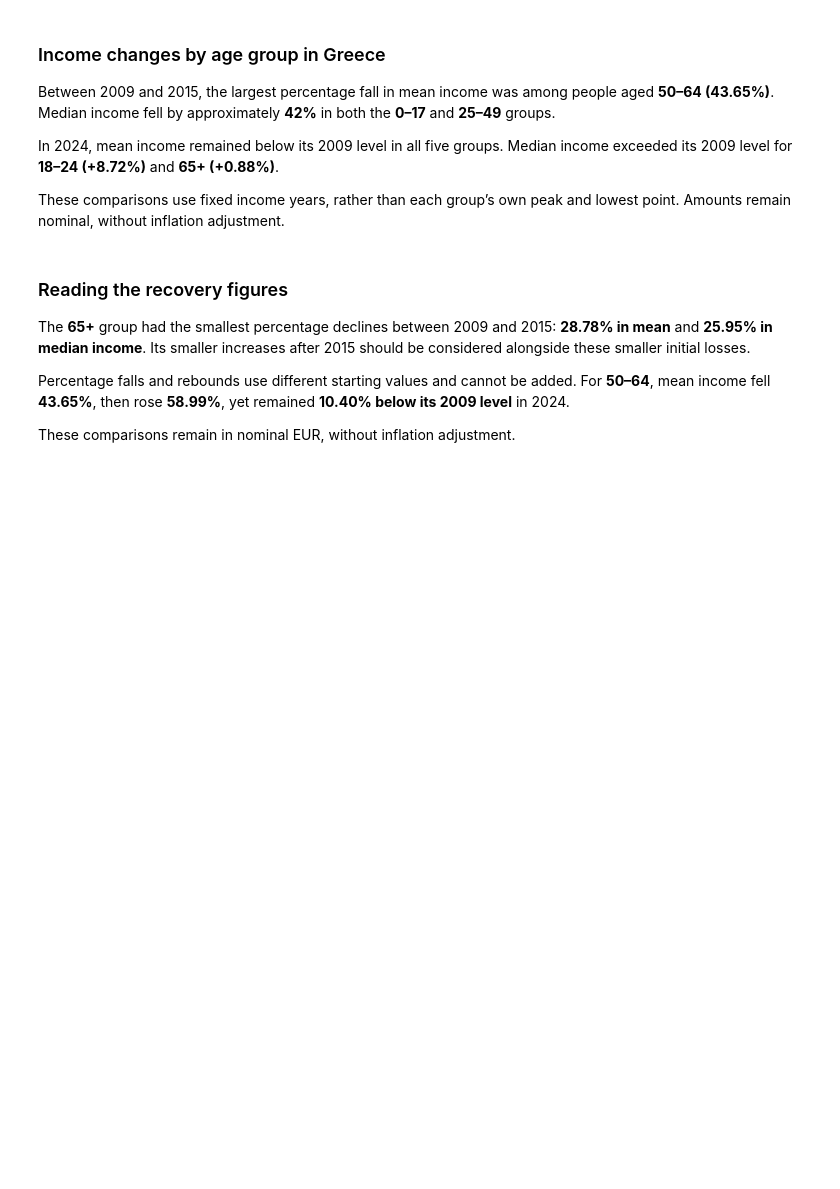
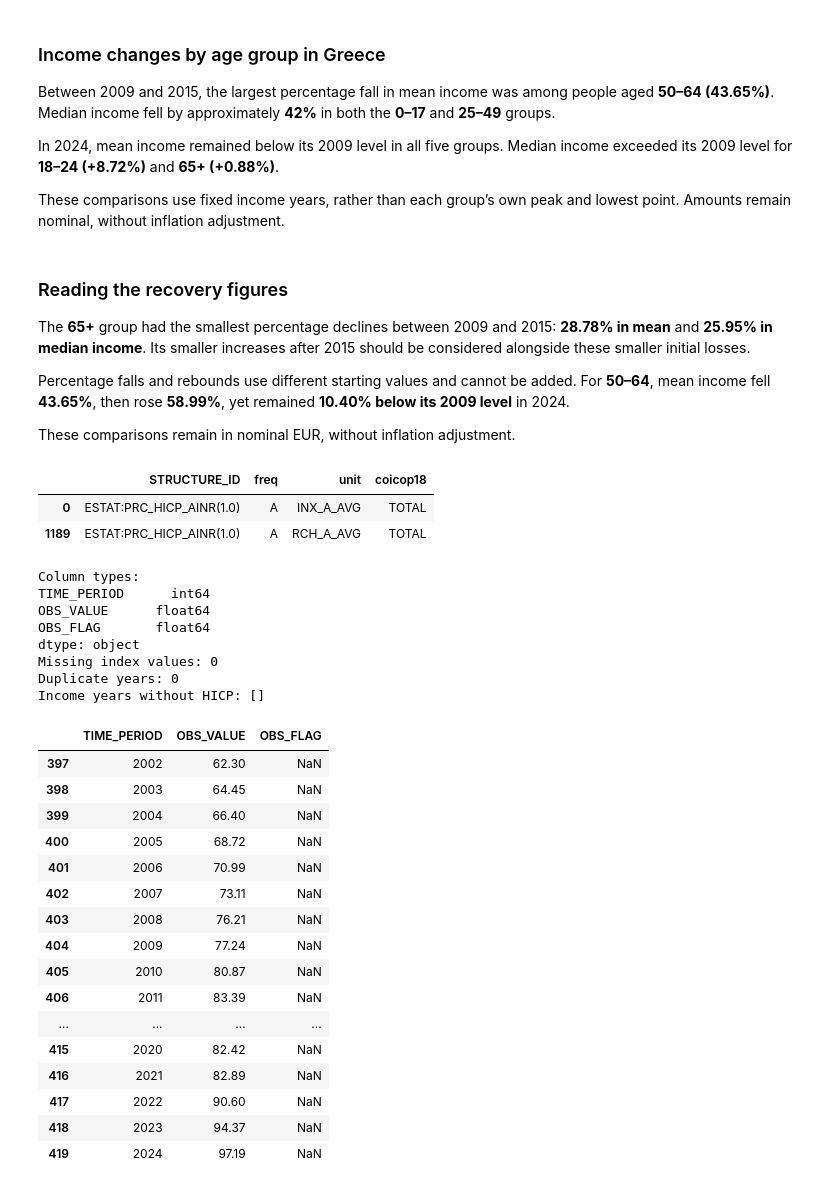
Before and after one commit to GeorgeZDESK/eurostat-income-analysis, a Jupyter notebook: notebooks/02_income_analysis.ipynb, the cells around one changed output. Saved outputs shown, nothing was run; the diff lists cells and outputs as text; code cells hidden in the pictures; blank space fills up the shorter version.

```diff
--- a/notebooks/02_income_analysis.ipynb
+++ b/notebooks/02_income_analysis.ipynb
@@ -497,0 +500,6 @@ These comparisons remain in nominal EUR, without inflation adjustment.
+# %%
+display(hicp_raw[["STRUCTURE_ID", "freq", "unit", "coicop18"]].drop_duplicates())
+# %% [output]
+|  | STRUCTURE_ID | freq | unit | coicop18 |
+| 0 | ESTAT:PRC_HICP_AINR(1.0) | A | INX_A_AVG | TOTAL |
+| 1189 | ESTAT:PRC_HICP_AINR(1.0) | A | RCH_A_AVG | TOTAL |
@@ -497,0 +516,37 @@ These comparisons remain in nominal EUR, without inflation adjustment.
+# %%
+print("Column types:")
+print(hicp_greece.dtypes)
+
+print("Missing index values:", hicp_greece["OBS_VALUE"].isna().sum())
+print("Duplicate years:", hicp_greece["TIME_PERIOD"].duplicated().sum())
+
+missing_years = sorted(set(greece_income["income_year"]) - set(hicp_greece["TIME_PERIOD"]))
+print("Income years without HICP:", missing_years)
+
+display(hicp_greece.sort_values("TIME_PERIOD"))
+# %% [output]
+Column types:
+TIME_PERIOD      int64
+OBS_VALUE      float64
+OBS_FLAG       float64
+dtype: object
+Missing index values: 0
+Duplicate years: 0
+Income years without HICP: []
+|  | TIME_PERIOD | OBS_VALUE | OBS_FLAG |
+| 397 | 2002 | 62.30 | NaN |
+| 398 | 2003 | 64.45 | NaN |
+| 399 | 2004 | 66.40 | NaN |
+| 400 | 2005 | 68.72 | NaN |
+| 401 | 2006 | 70.99 | NaN |
+| 402 | 2007 | 73.11 | NaN |
+| 403 | 2008 | 76.21 | NaN |
+| 404 | 2009 | 77.24 | NaN |
+| 405 | 2010 | 80.87 | NaN |
+| 406 | 2011 | 83.39 | NaN |
+| ... | ... | ... | ... |
+| 415 | 2020 | 82.42 | NaN |
+| 416 | 2021 | 82.89 | NaN |
+| 417 | 2022 | 90.60 | NaN |
+| 418 | 2023 | 94.37 | NaN |
+| 419 | 2024 | 97.19 | NaN |
```
Also changed, not shown: parts of 11 cells of this notebook, 2 other files.
